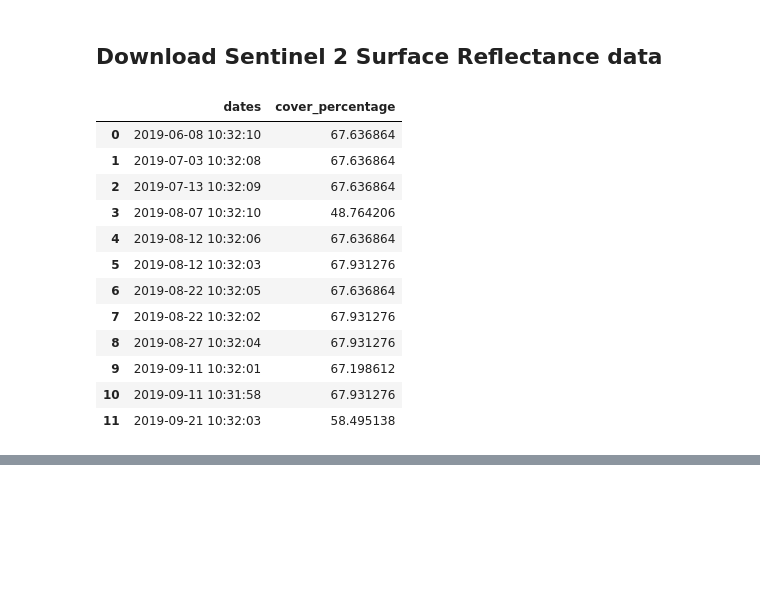
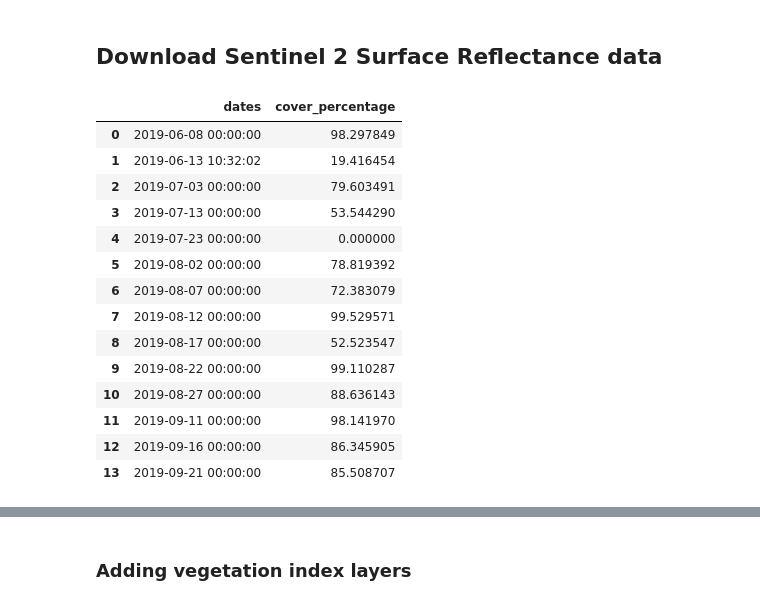
Before and after one commit to anaguilarar/gee_satellite_data, a Jupyter notebook: Download Satellite Data.ipynb, the cells around one changed output, grey strips where cells are left out. Saved outputs shown, nothing was run; the diff lists cells and outputs as text; code cells hidden in the pictures; blank space fills up the shorter version.

Commit message:
updating sentinel 2 example

```diff
--- a/Download Satellite Data.ipynb
+++ b/Download Satellite Data.ipynb
@@ -138,24 +224,30 @@ displacement, s2image, l8image  = landsat8.l8_displacement()
 # %% [markdown]
 ## Download Sentinel 2 Surface Reflectance data
 # %%
-querydata = gee_satellite_data.get_gee_data("2019-06-01","2019-09-28", "data/col_t3.shp", "sentinel2_sr",
-                                            bands = ['B2', 'B3', 'B4', 'B8'],cloud_percentage= 60)
+sentinel2 = gee_satellite_data.get_gee_data("2019-06-01", ## start date
+                                            "2019-09-28", ## end query date
+                                            "data/col_t3.shp", ## region of interest
+                                            "sentinel2_sr", ## mission
+                                            cloud_percentage= 80 ## cloud percetange per image
+                                           )
 # %%
-querydata.summary
+sentinel2.summary
 # %% [output]
 |  | dates | cover_percentage |
-| 0 | 2019-06-08 10:32:10 | 67.636864 |
-| 1 | 2019-07-03 10:32:08 | 67.636864 |
-| 2 | 2019-07-13 10:32:09 | 67.636864 |
-| 3 | 2019-08-07 10:32:10 | 48.764206 |
-| 4 | 2019-08-12 10:32:06 | 67.636864 |
-| 5 | 2019-08-12 10:32:03 | 67.931276 |
-| 6 | 2019-08-22 10:32:05 | 67.636864 |
-| 7 | 2019-08-22 10:32:02 | 67.931276 |
-| 8 | 2019-08-27 10:32:04 | 67.931276 |
-| 9 | 2019-09-11 10:32:01 | 67.198612 |
-| 10 | 2019-09-11 10:31:58 | 67.931276 |
-| 11 | 2019-09-21 10:32:03 | 58.495138 |
+| 0 | 2019-06-08 00:00:00 | 98.297849 |
+| 1 | 2019-06-13 10:32:02 | 19.416454 |
+| 2 | 2019-07-03 00:00:00 | 79.603491 |
+| 3 | 2019-07-13 00:00:00 | 53.544290 |
+| 4 | 2019-07-23 00:00:00 | 0.000000 |
+| 5 | 2019-08-02 00:00:00 | 78.819392 |
+| 6 | 2019-08-07 00:00:00 | 72.383079 |
+| 7 | 2019-08-12 00:00:00 | 99.529571 |
+| 8 | 2019-08-17 00:00:00 | 52.523547 |
+| 9 | 2019-08-22 00:00:00 | 99.110287 |
+| 10 | 2019-08-27 00:00:00 | 88.636143 |
+| 11 | 2019-09-11 00:00:00 | 98.141970 |
+| 12 | 2019-09-16 00:00:00 | 86.345905 |
+| 13 | 2019-09-21 00:00:00 | 85.508707 |
 # %%
 truecolorParams = {'gamma': 1.3,
                    'min': 57,
@@ -169,2 +261,4 @@ gee_satellite_data.plot_eeimage(imagetoplot, truecolorParams, querydata.geometry
 # %% [output]
 [interactive output not drawn]
+# %% [markdown]
+### Adding vegetation index layers
```
Also changed, not shown: parts of 17 cells of this notebook.
